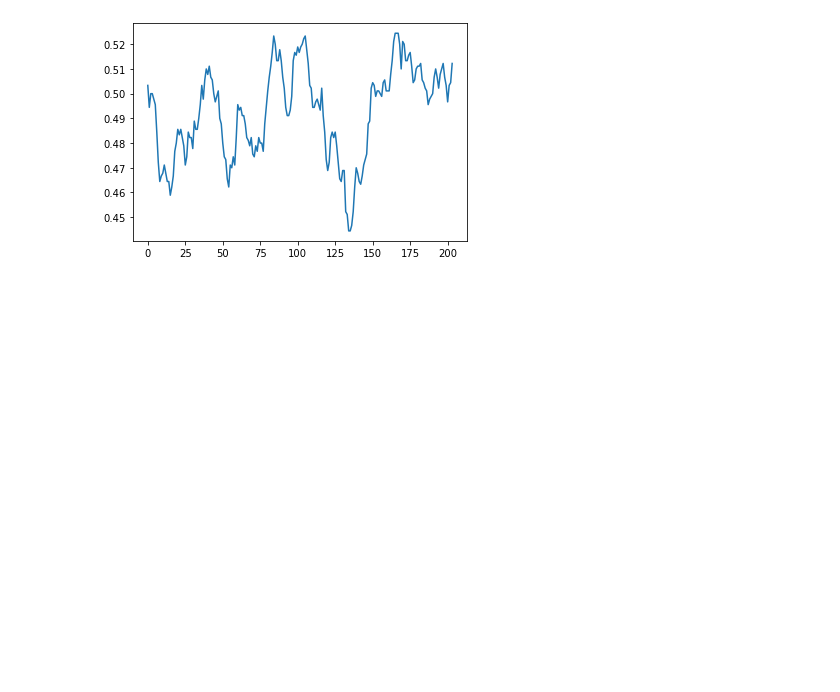
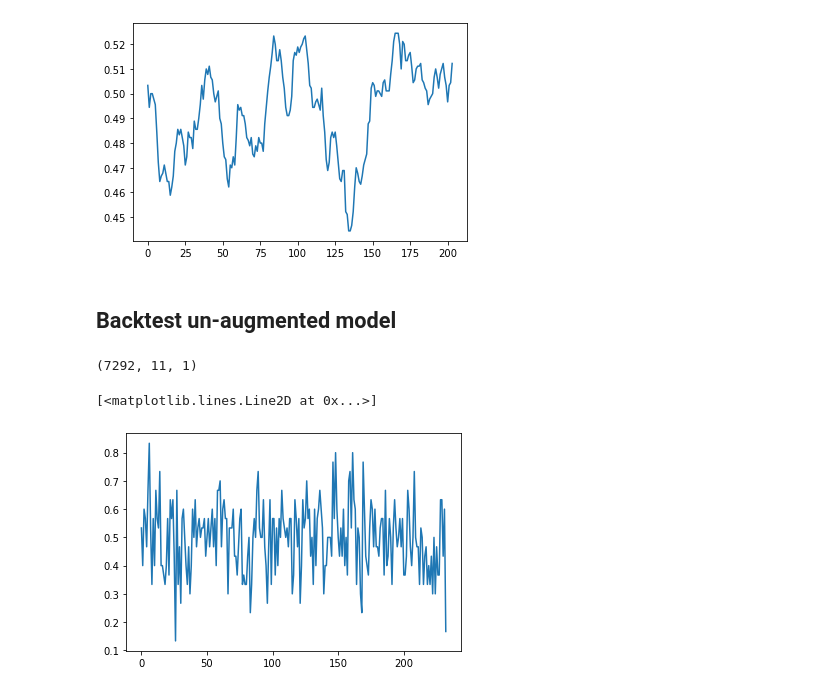
Before and after one commit to lbotti319/currency_nn, a Jupyter notebook: Backtesting.ipynb, the cells around one changed output. Cells and saved outputs as stored; diff of their text form; code cells hidden in the pictures; blank space fills up the shorter version.

```diff
--- a/Backtesting.ipynb
+++ b/Backtesting.ipynb
@@ -79,3 +78,56 @@ plt.plot(moving_average(accuracies, 30))
 # %% [output]
 [<matplotlib.lines.Line2D at 0x...>]
 [figure]
+# %% [markdown]
+## Backtest un-augmented model
+# %%
+df = fetch_data(augment=False)
+df = set_target(df, 1)
+targets = df['target']
+features = df.drop('target', axis=1)
+
+
+# scaling
+scaler = MinMaxScaler()
+scaled_features = pd.DataFrame(scaler.fit_transform(features), columns = features.columns)
+
+# shaping
+backsteps = 10
+shaped_features = backstep_columns(scaled_features, backsteps)
+targets = targets[backsteps:]
+assert shaped_features.shape[0] == targets.shape[0]
+# %%
+shaped_features.shape
+# %% [output]
+(7292, 11, 1)
+# %%
+model = LSTM(1, 5, 5, 1)
+model.to(device)
+accuracies = []
+for i in range(300, len(shaped_features)-30, 30):
+    X_train, X_test, y_train, y_test = train_test_split(
+        shaped_features, targets,
+        test_window=[i, i+30]
+    )
+    training_data = BasicData(X_train, y_train, device)
+    test_data = BasicData(X_test, y_test, device)
+    train_loader = DataLoader(
+        training_data, batch_size=256, shuffle=True, drop_last=True
+    )
+    test_loader = DataLoader(
+        test_data, batch_size=256,
+        shuffle=True, drop_last=True
+    )
+    # Train 50 epochs adding the new data in
+    train_net(
+        model, train_loader, test_data,
+        loss_fn=torch.nn.BCEWithLogitsLoss(),
+        epochs=50, learning_rate=0.01
+    )
+    month_acc = pred_accuracy(model(test_data.x).squeeze(), test_data.y)
+    accuracies.append(month_acc)
+# %%
+plt.plot(accuracies)
+# %% [output]
+[<matplotlib.lines.Line2D at 0x...>]
+[figure, added]
```
Also changed, not shown: parts of 2 cells of this notebook, 2 other files.
